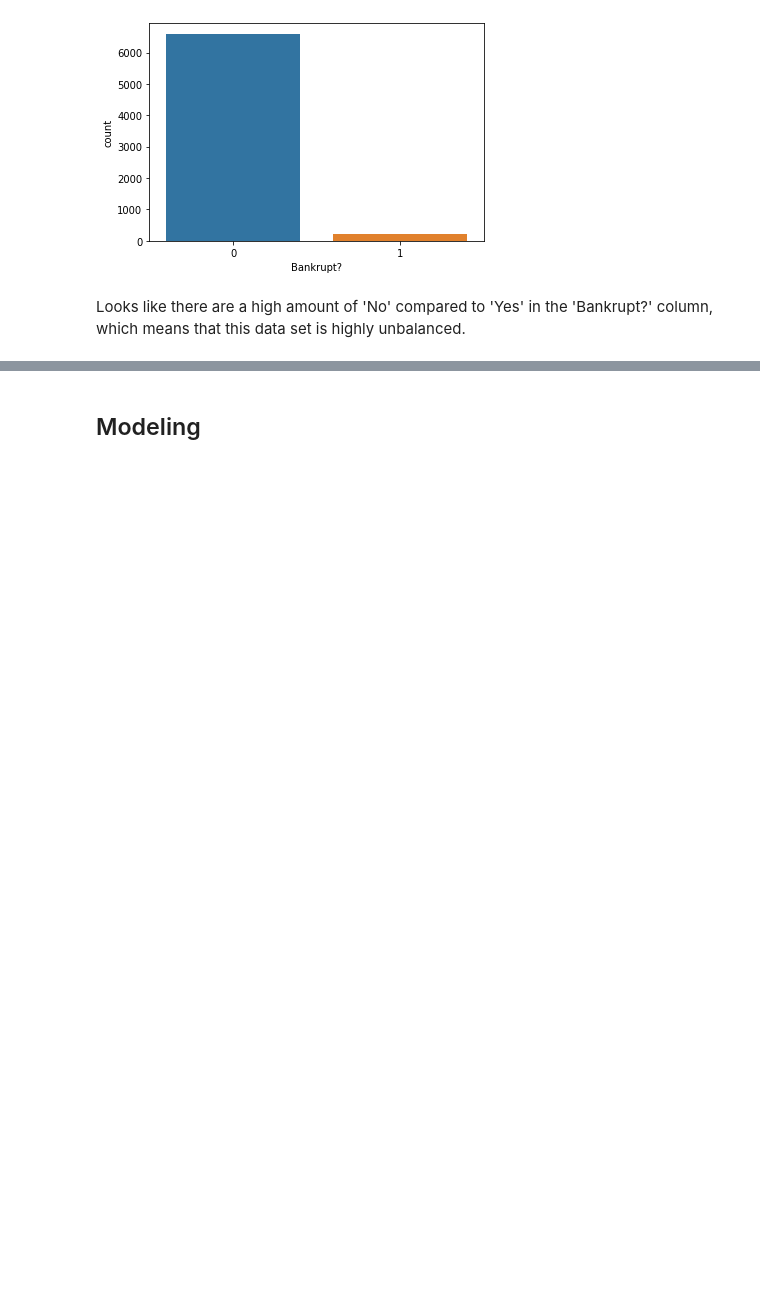
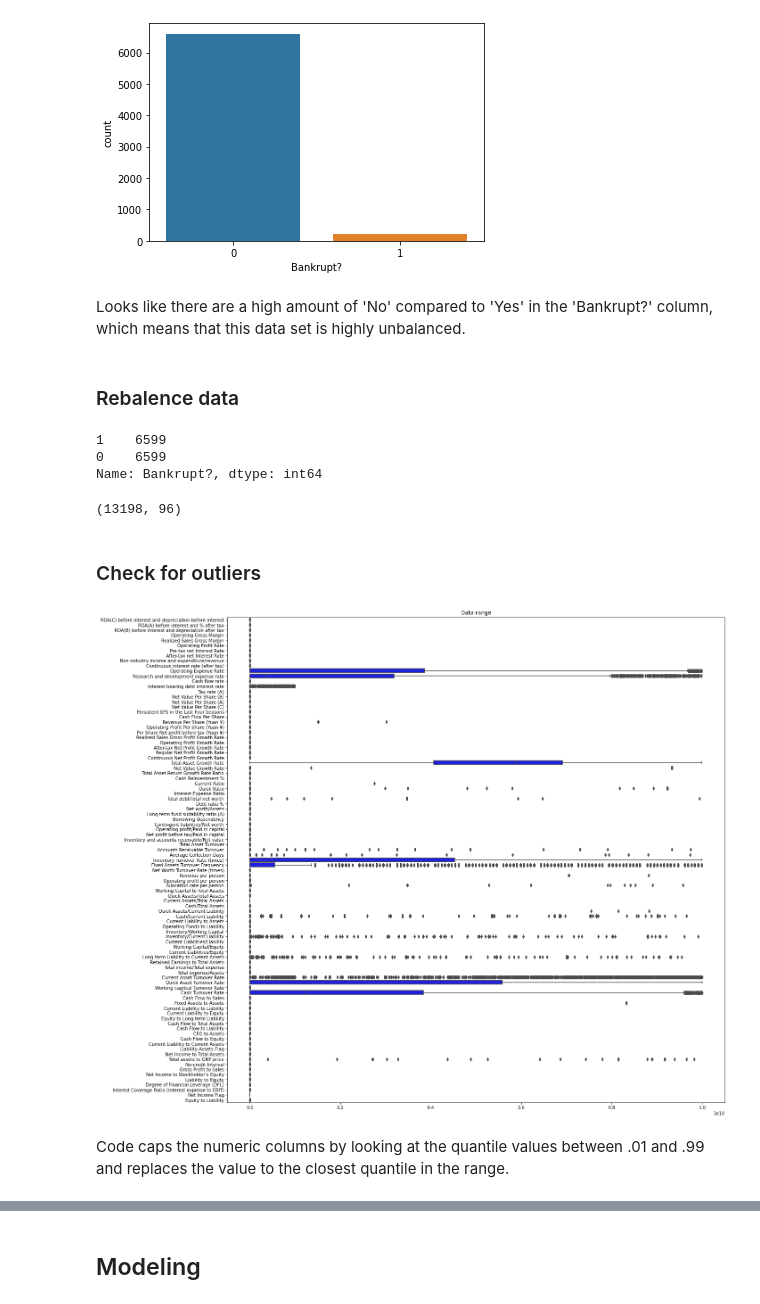
Before and after one commit to DrakeData/Bankruptcy_Prediction, a Jupyter notebook: bankruptcy_pred_main.ipynb, the cells around one changed output, grey strips where cells are left out. Saved outputs shown, nothing was run; the diff lists cells and outputs as text; code cells hidden in the pictures; blank space fills up the shorter version.

```diff
--- a/bankruptcy_pred_main.ipynb
+++ b/bankruptcy_pred_main.ipynb
@@ -108,3 +117,40 @@ sns.countplot(x='Bankrupt?',data=df);
 [figure]
 # %% [markdown]
 Looks like there are a high amount of 'No' compared to 'Yes' in the 'Bankrupt?' column, which means that this data set is highly unbalanced.
+# %% [markdown]
+### Rebalence data
+# %%
+# Separate majority and minority classes
+df_majority = df[df['Bankrupt?']==0]
+df_minority = df[df['Bankrupt?']==1]
+
+# Upsample minority class
+df_minority_upsampled = resample(df_minority,
+                                 replace=True,     # sample with replacement
+                                 n_samples=6599,    # to match majority class
+                                 random_state=123) # reproducible results
+
+# Combine majority class with upsampled minority class
+df_upsampled = pd.concat([df_majority, df_minority_upsampled])
+
+# Display new class counts
+df_upsampled['Bankrupt?'].value_counts()
+# %% [output]
+1    6599
+0    6599
+Name: Bankrupt?, dtype: int64
+# %%
+df_upsampled.shape
+# %% [output]
+(13198, 96)
+# %% [markdown]
+### Check for outliers
+# %%
+plt.figure(figsize=(20,20))
+sns.boxplot(data=df_upsampled.drop(['Bankrupt?'], axis=1), orient='h', color='blue')
+plt.title('Data range')
+plt.show()
+# %% [output]
+[figure, added]
+# %% [markdown]
+Code caps the numeric columns by looking at the quantile values between .01 and .99 and replaces the value to the closest quantile in the range.
```
Also changed, not shown: parts of 47 cells of this notebook.
